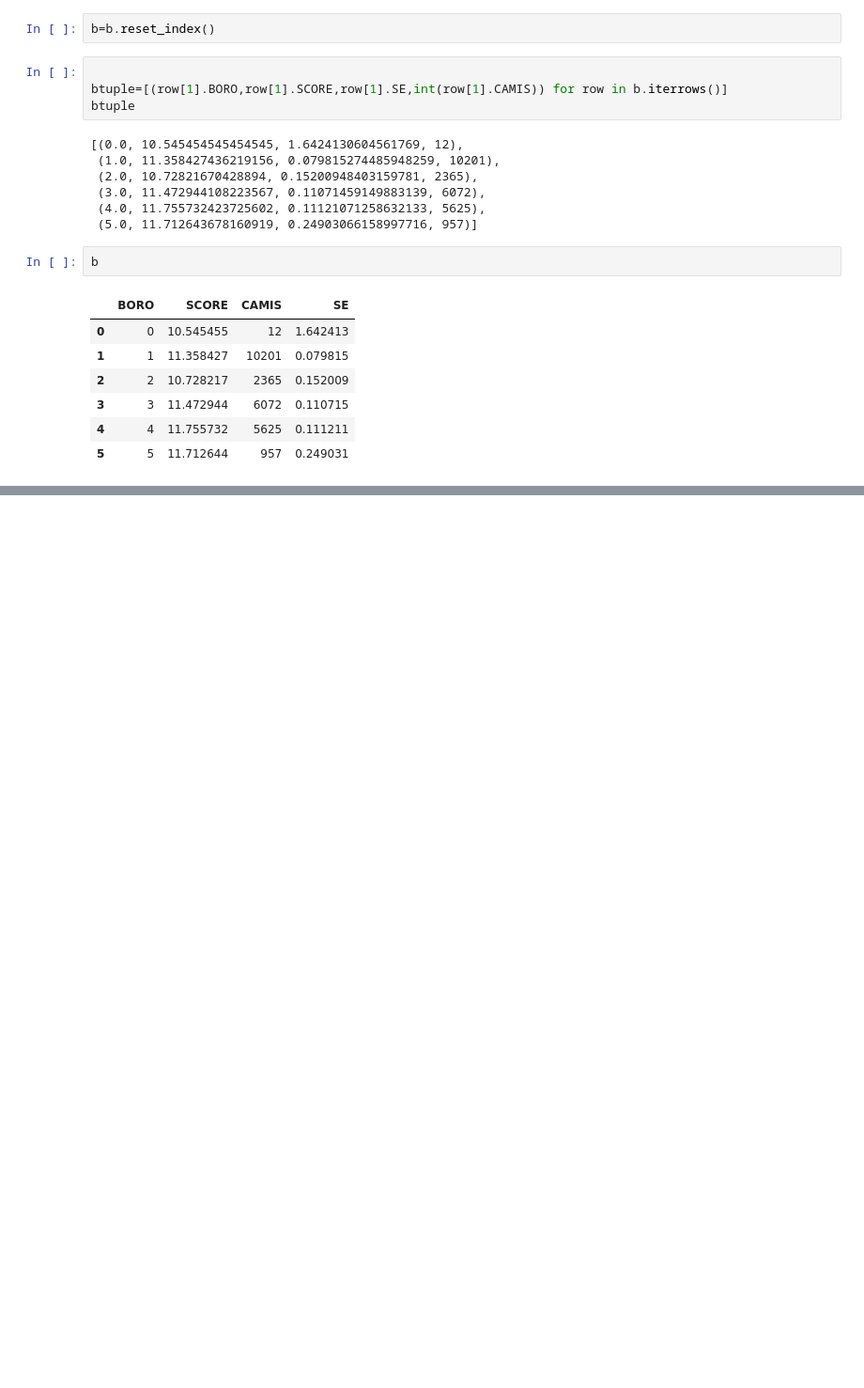
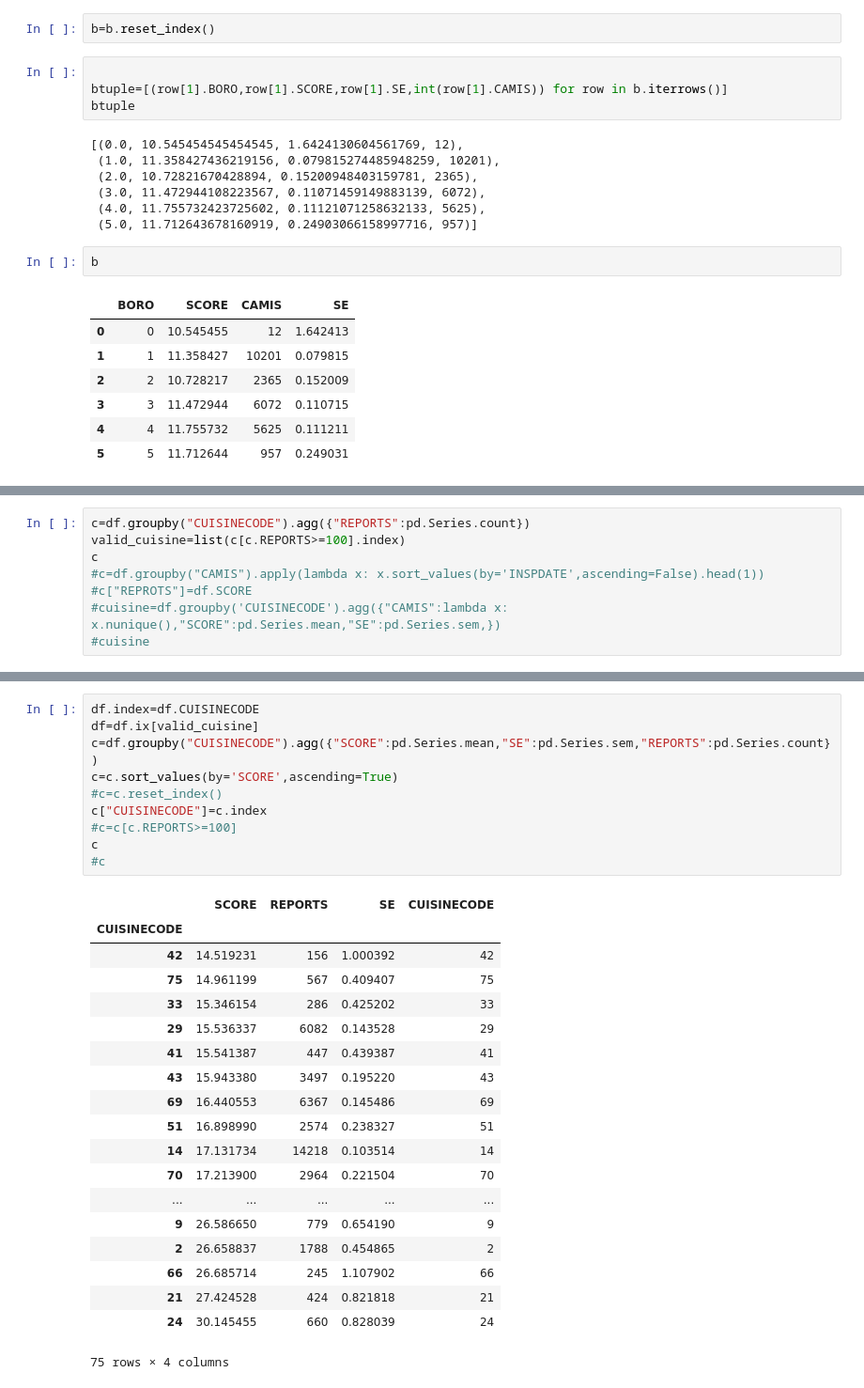
Before and after one commit to udicuty/miniprojects, a Jupyter notebook: SQL/SQL.ipynb, the cells around one changed output, grey strips where cells are left out. Shown at 94% size. Drawn from its saved outputs; the diff is of its cells as text; blank space fills up the shorter version.

```diff
--- a/SQL/SQL.ipynb
+++ b/SQL/SQL.ipynb
@@ -192,0 +186,8 @@ df
+# %%
+c=df.groupby("CUISINECODE").agg({"REPORTS":pd.Series.count})
+valid_cuisine=list(c[c.REPORTS>=100].index)
+c
+#c=df.groupby("CAMIS").apply(lambda x: x.sort_values(by='INSPDATE',ascending=False).head(1))
+#c["REPROTS"]=df.SCORE
+#cuisine=df.groupby('CUISINECODE').agg({"CAMIS":lambda x: x.nunique(),"SCORE":pd.Series.mean,"SE":pd.Series.sem,})
+#cuisine
@@ -192,0 +214,30 @@ df
+# %%
+df.index=df.CUISINECODE
+df=df.ix[valid_cuisine]
+c=df.groupby("CUISINECODE").agg({"SCORE":pd.Series.mean,"SE":pd.Series.sem,"REPORTS":pd.Series.count})
+c=c.sort_values(by='SCORE',ascending=True)
+#c=c.reset_index()
+c["CUISINECODE"]=c.index
+#c=c[c.REPORTS>=100]
+c
+#c
+# %% [output]
+|  | SCORE | REPORTS | SE | CUISINECODE |
+| CUISINECODE |  |  |  |  |
+| 42 | 14.519231 | 156 | 1.000392 | 42 |
+| 75 | 14.961199 | 567 | 0.409407 | 75 |
+| 33 | 15.346154 | 286 | 0.425202 | 33 |
+| 29 | 15.536337 | 6082 | 0.143528 | 29 |
+| 41 | 15.541387 | 447 | 0.439387 | 41 |
+| 43 | 15.943380 | 3497 | 0.195220 | 43 |
+| 69 | 16.440553 | 6367 | 0.145486 | 69 |
+| 51 | 16.898990 | 2574 | 0.238327 | 51 |
+| 14 | 17.131734 | 14218 | 0.103514 | 14 |
+| 70 | 17.213900 | 2964 | 0.221504 | 70 |
+| ... | ... | ... | ... | ... |
+| 9 | 26.586650 | 779 | 0.654190 | 9 |
+| 2 | 26.658837 | 1788 | 0.454865 | 2 |
+| 66 | 26.685714 | 245 | 1.107902 | 66 |
+| 21 | 27.424528 | 424 | 0.821818 | 21 |
+| 24 | 30.145455 | 660 | 0.828039 | 24 |
+75 rows × 4 columns
```
Also changed, not shown: parts of 20 cells of this notebook.
